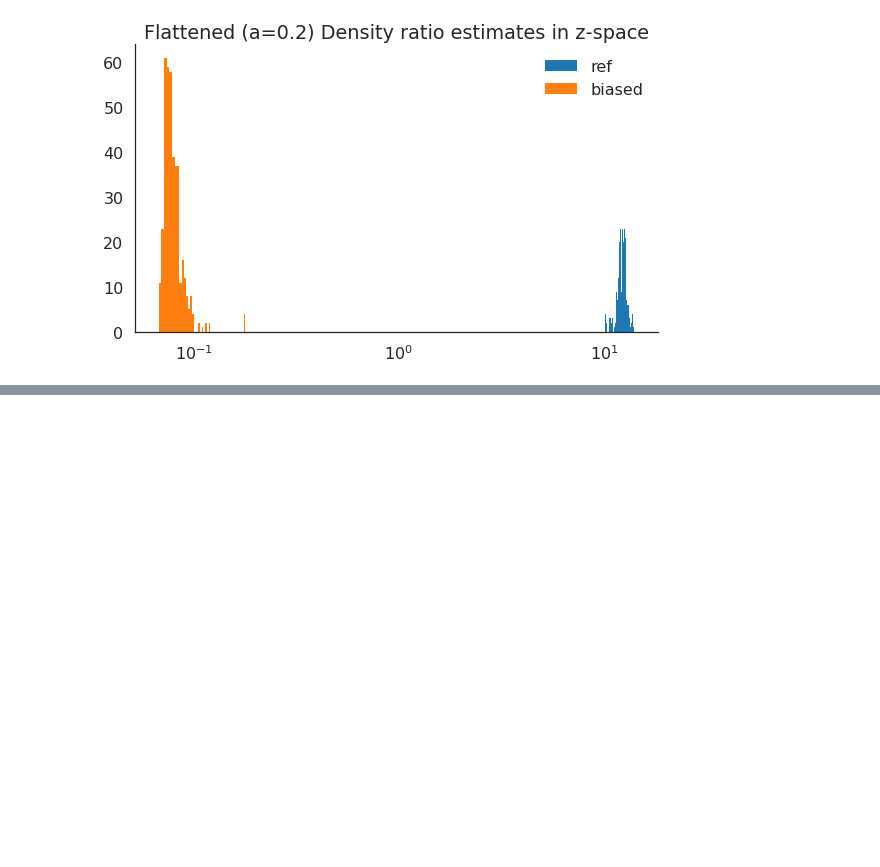
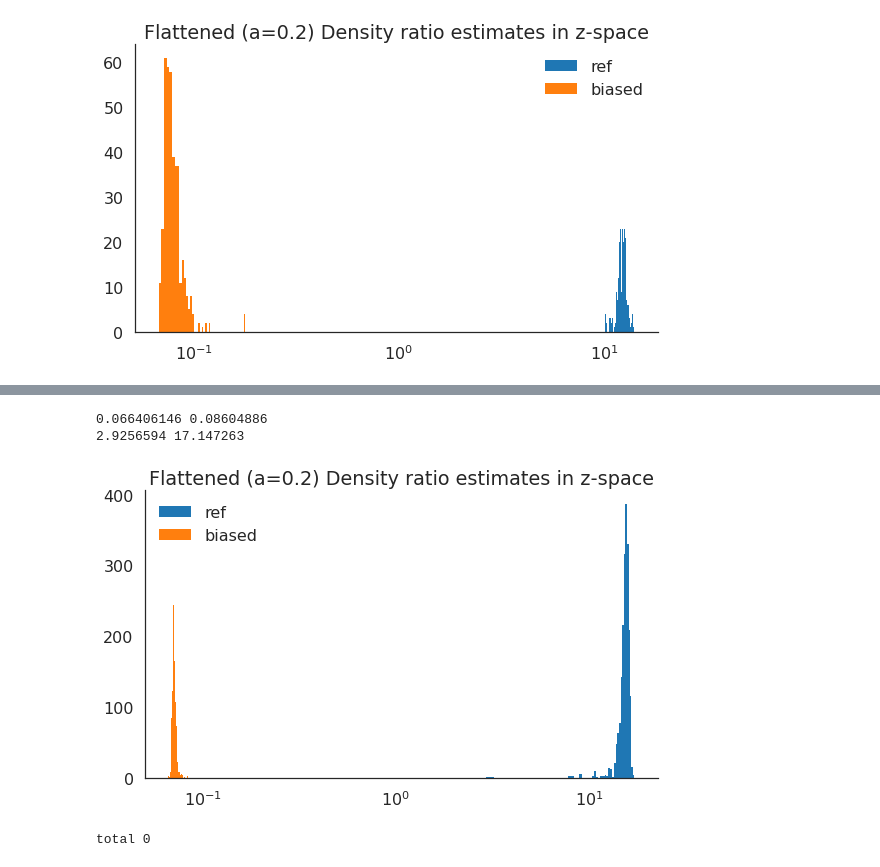
Before and after one commit to ermongroup/f-dre, a Jupyter notebook: notebooks/subset-density-ratios.ipynb, the cells around one changed output, grey strips where cells are left out. Cells and saved outputs as stored; diff of their text form; code cells hidden in the pictures; blank space fills up the shorter version.

```diff
--- a/notebooks/subset-density-ratios.ipynb
+++ b/notebooks/subset-density-ratios.ipynb
@@ -160,0 +234,25 @@ print(np.min(new_ratios[y==1]**alpha), np.max(new_ratios[y==1]**alpha))
+# %%
+alpha = 0.2
+
+plt.figure(figsize=(8,5))
+
+_ = plt.hist(new_ratios[y==1]**alpha, bins=50, label='ref')
+_ = plt.hist(new_ratios[y==0]**alpha, bins=50, label='biased')
+plt.xscale('log')
+# plt.yscale('log')
+
+plt.title('Flattened (a={}) Density ratio estimates in z-space'.format(alpha))
+plt.legend()
+sns.despine()
+plt.tight_layout()
+
+print(np.min(new_ratios[y==0]**alpha), np.max(new_ratios[y==0]**alpha))
+print(np.min(new_ratios[y==1]**alpha), np.max(new_ratios[y==1]**alpha))
+# %% [output]
+0.066406146 0.08604886
+2.9256594 17.147263
+[figure, added]
+# %%
+ll /atlas/u/kechoi/multi-fairgen/results/subset_maf_perc0.1/
+# %% [output]
+total 0
```
Also changed, not shown: parts of 7 cells of this notebook, 2 other files.
